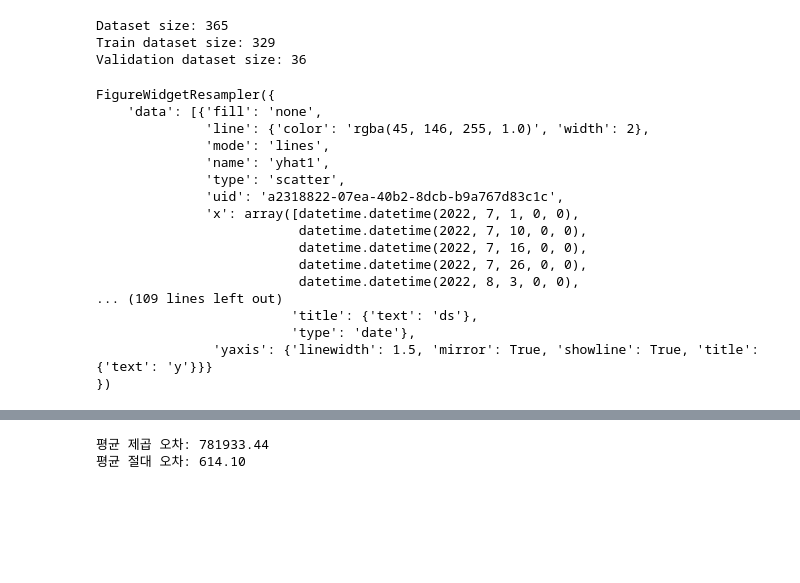
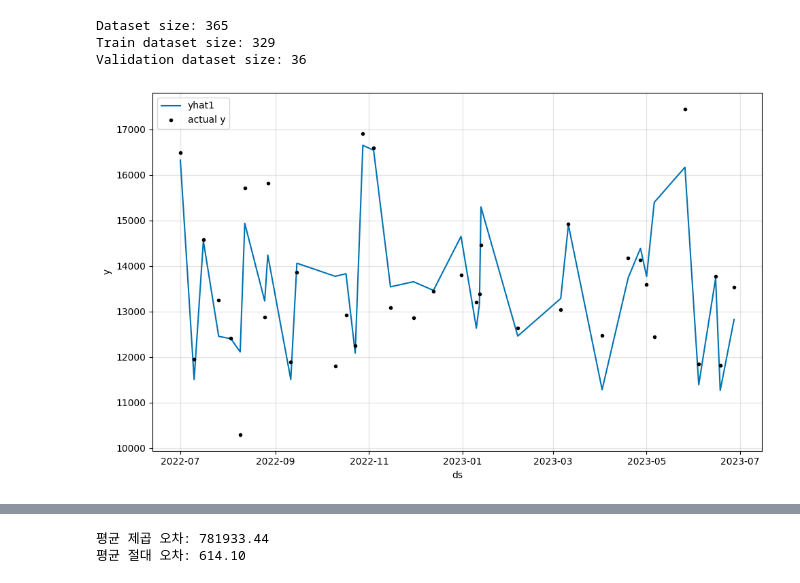
Before and after one commit to sim5132004/final, a Jupyter notebook: 04_이하은/시계열/미추홀구(동구)_주안역.ipynb, the cells around one changed output, grey strips where cells are left out. Saved outputs shown, nothing was run; the diff lists cells and outputs as text; code cells hidden in the pictures; blank space fills up the shorter version.

```diff
--- a/04_이하은/시계열/미추홀구(동구)_주안역.ipynb
+++ b/04_이하은/시계열/미추홀구(동구)_주안역.ipynb
@@ -174,26 +174,10 @@ metrics = m.fit(df1_drop, validation_df=df1_sampled)
 # metrics = m.fit(df1)
 # %%
 forecast = m.predict(df1_sampled)
-# m.set_plotting_backend("matplotlib")
+m.set_plotting_backend("matplotlib")
 m.plot(forecast)
 # %% [output]
-FigureWidgetResampler({
-    'data': [{'fill': 'none',
-              'line': {'color': 'rgba(45, 146, 255, 1.0)', 'width': 2},
-              'mode': 'lines',
-              'name': 'yhat1',
-              'type': 'scatter',
-              'uid': 'a2318822-07ea-40b2-8dcb-b9a767d83c1c',
-              'x': array([datetime.datetime(2022, 7, 1, 0, 0),
-                          datetime.datetime(2022, 7, 10, 0, 0),
-                          datetime.datetime(2022, 7, 16, 0, 0),
-                          datetime.datetime(2022, 7, 26, 0, 0),
-                          datetime.datetime(2022, 8, 3, 0, 0),
-... (109 lines left out)
-                         'title': {'text': 'ds'},
-                         'type': 'date'},
-               'yaxis': {'linewidth': 1.5, 'mirror': True, 'showline': True, 'title': {'text': 'y'}}}
-})
+[figure, added]
 # %%
 m.plot_parameters(components=["trend", "seasonality"])
 # %% [output]
```
Also changed, not shown: parts of 1 cell of this notebook, 22 other files.
